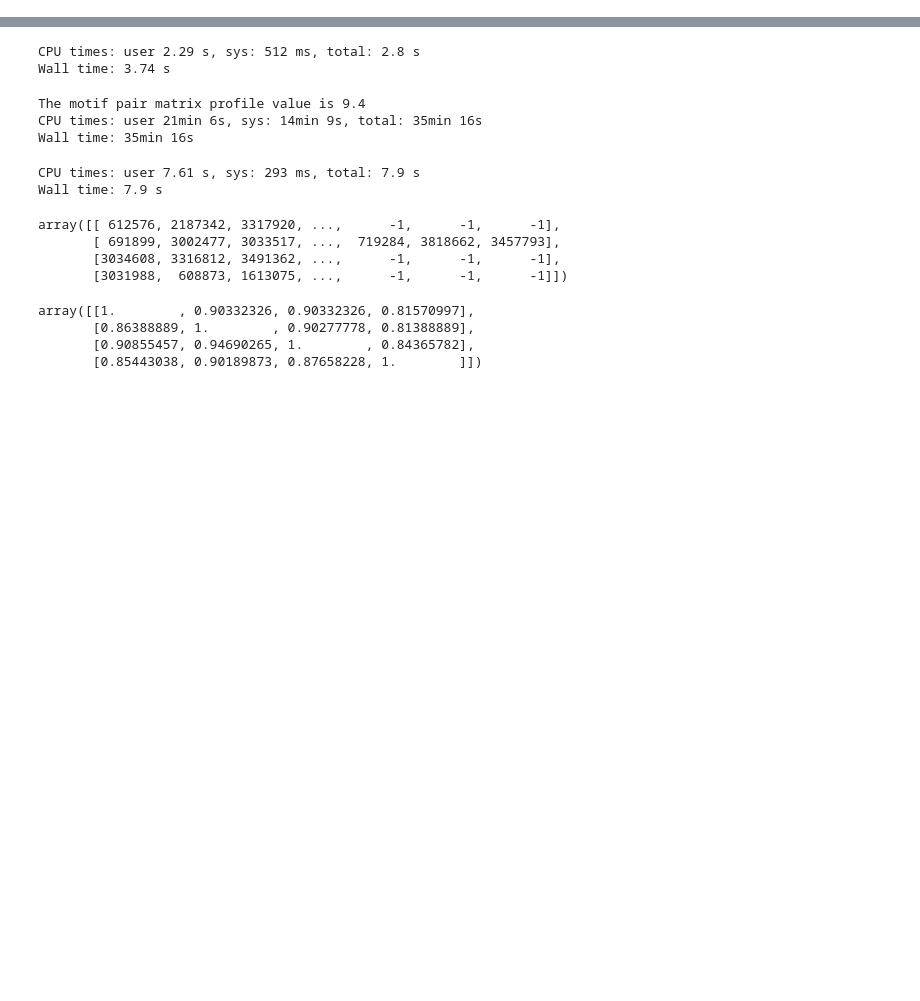
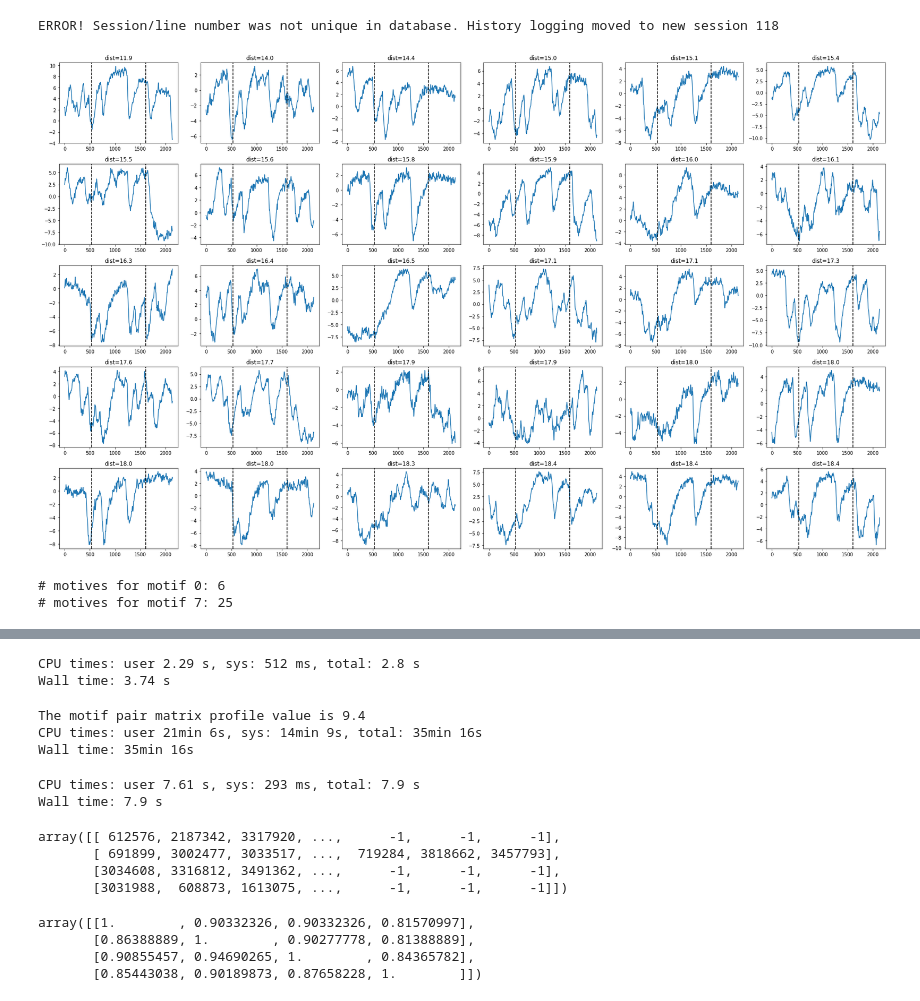
Before and after one commit to regevti/lfp_clustering, a Jupyter notebook: notebooks/pogona.ipynb, the cells around one changed output, grey strips where cells are left out. Cells and saved outputs as stored; diff of their text form; code cells hidden in the pictures; blank space fills up the shorter version.

```diff
--- a/notebooks/pogona.ipynb
+++ b/notebooks/pogona.ipynb
@@ -19,0 +57,11 @@ rd = NeuralynxReader(rootdir, channel=32)
+# %%
+mf.plot_examples(6, n_examples=30, seg_duration=1, is_best=True, peaks_distance_duration=0.1)
+# %% [output]
+ERROR! Session/line number was not unique in database. History logging moved to new session 118
+[figure, added]
+# %%
+%matplotlib tk
+mf.plot_labelled_signal(t_start=5*3600, t_stop=5*3600+100, motives_ids=[0,7], max_dist=[15, 25])
+# %% [output]
+# motives for motif 0: 6
+# motives for motif 7: 25
```
Also changed, not shown: parts of 23 cells of this notebook, 7 other files.
